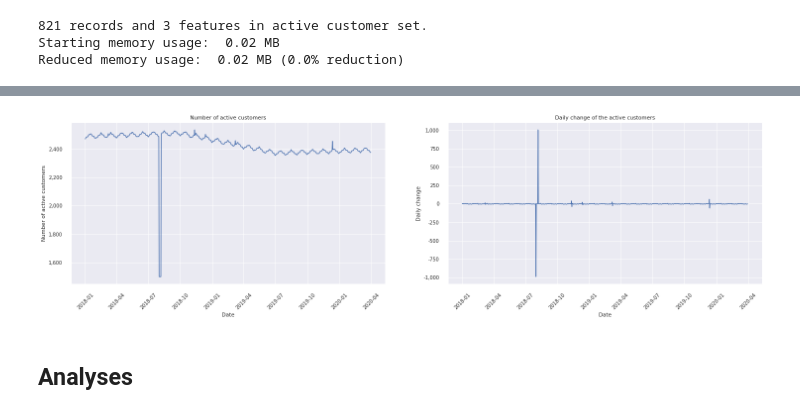
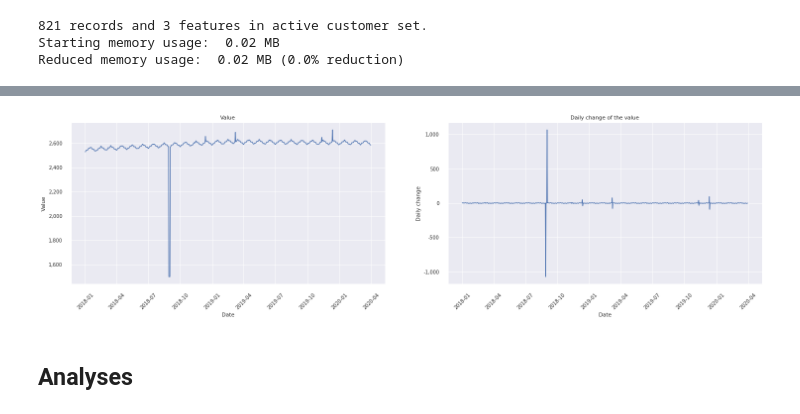
Before and after one commit to Zol-S/other, a Jupyter notebook: bce/1_Time_series_analysis.ipynb, the cells around one changed output, grey strips where cells are left out. Cells and saved outputs as stored; diff of their text form; code cells hidden in the pictures.

```diff
--- a/bce/1_Time_series_analysis.ipynb
+++ b/bce/1_Time_series_analysis.ipynb
@@ -116,17 +116,17 @@ def mean_absolute_percentage_error(y_true, y_pred):
 # %% [markdown]
 ## Loading
 # %%
-df_customers = pd.read_csv('data/output_20200426214825.csv', dtype='object', usecols=['date', 'amount_weekly'])
+df_input = pd.read_csv('data/active_customers.csv', dtype='object', usecols=['date', 'value'])
 
-df_customers['date'] = pd.to_datetime(df_customers['date'])
-df_customers['amount_weekly'] = pd.to_numeric(df_customers['amount_weekly'].str.replace(',', ''))
+df_input['date'] = pd.to_datetime(df_input['date'])
+df_input['value'] = pd.to_numeric(df_input['value'])
 
-df_customers['change'] = df_customers['amount_weekly'].diff()
-df_customers.loc[0, 'change'] = 0
-df_customers['change'] = pd.to_numeric(df_customers['change'], downcast='integer')
+df_input['change'] = df_input['value'].diff()
+df_input.loc[0, 'change'] = 0
+df_input['change'] = pd.to_numeric(df_input['change'])
 # %%
-print("{:,} records and {} features in active customer set.".format(df_customers.shape[0], df_customers.shape[1]))
-df_customers = reduce_memory_usage(df_customers)
+print("{:,} records and {} features in active customer set.".format(df_input.shape[0], df_input.shape[1]))
+df_input = reduce_memory_usage(df_input)
 # %% [output]
 821 records and 3 features in active customer set.
 Starting memory usage:  0.02 MB
@@ -143,31 +134,31 @@ df_customers[:5]
 # %%
 plt.figure(figsize=(25, 6))
 sns.set(font_scale=0.9)
 
 plt.subplot(1, 2, 1)
-ax = sns.lineplot(x=df_customers['date'], y=df_customers['amount_weekly'], markers = True, dashes = False)
+ax = sns.lineplot(x=df_input['date'], y=df_input['value'], markers = True, dashes = False)
 ax.get_yaxis().set_major_formatter(
     matplotlib.ticker.FuncFormatter(lambda x, p: format(int(x), ','))
 )
 
 plt.xticks(rotation = 45)
 plt.xlabel('Date')
-plt.ylabel('Number of active customers')
-ax.set_title('Number of active customers')
+plt.ylabel('Value')
+ax.set_title('Value')
 
 plt.subplot(1, 2, 2)
-ax = sns.lineplot(x=df_customers['date'], y=df_customers['change'], markers = True, dashes = False)
+ax = sns.lineplot(x=df_input['date'], y=df_input['change'], markers = True, dashes = False)
 ax.get_yaxis().set_major_formatter(
     matplotlib.ticker.FuncFormatter(lambda x, p: format(int(x), ','))
 )
 plt.xticks(rotation = 45)
 plt.xlabel('Date')
 plt.ylabel('Daily change')
-ax.set_title('Daily change of the active customers')
+ax.set_title('Daily change of the value')
 
 plt.show()
 # %% [output]
-[figure, old version]
+[figure, new version]
 # %% [markdown]
 ## Analyses
 # %% [markdown]
```
Also changed, not shown: parts of 39 cells of this notebook, 1 other file.
